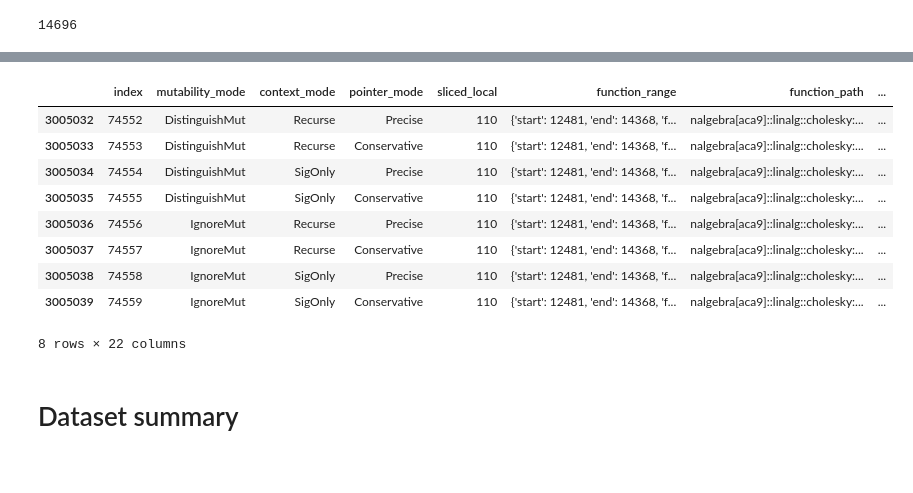
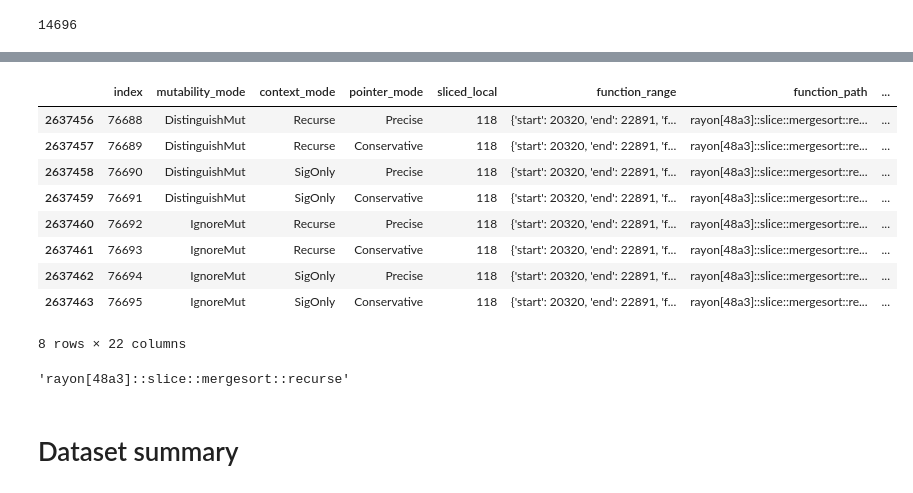
Before and after one commit to willcrichton/flowistry-icse-experiments, a Jupyter notebook: notebooks/analysis.ipynb, the cells around one changed output, grey strips where cells are left out. Saved outputs shown, nothing was run; the diff lists cells and outputs as text; code cells hidden in the pictures.

```diff
--- a/notebooks/analysis.ipynb
+++ b/notebooks/analysis.ipynb
@@ -29,7 +25,7 @@ CATEGORIES = {
     'mutability_mode': Category(["DistinguishMut", "IgnoreMut"]),
     'context_mode': Category(["Recurse", "SigOnly"]),
     'pointer_mode': Category(["Conservative", "Precise"]),
-    'crate': Category(CRATES)
+    'crate': Category(sorted(CRATES))
 }
 
 def parse_data(path):
@@ -81,15 +111,20 @@ row = df2[df2.instructions_relative_frac > 0].iloc[0]
 # %%
-df[(df.function_path == 'nalgebra[aca9]::linalg::cholesky::{impl#2}::xx_rank_one_update') & (df.sliced_local == 110)]
+row = df2[df2.instructions_relative_frac > 0].sort_values('num_instructions').iloc[20]
+df[(df.function_path == row.function_path) & (df.sliced_local == row.sliced_local)]
 # %% [output]
 |  | index | mutability_mode | context_mode | pointer_mode | sliced_local | function_range | function_path | ... |
-| 3005032 | 74552 | DistinguishMut | Recurse | Precise | 110 | {'start': 12481, 'end': 14368, 'f... | nalgebra[aca9]::linalg::cholesky:... | ... |
-| 3005033 | 74553 | DistinguishMut | Recurse | Conservative | 110 | {'start': 12481, 'end': 14368, 'f... | nalgebra[aca9]::linalg::cholesky:... | ... |
-| 3005034 | 74554 | DistinguishMut | SigOnly | Precise | 110 | {'start': 12481, 'end': 14368, 'f... | nalgebra[aca9]::linalg::cholesky:... | ... |
-| 3005035 | 74555 | DistinguishMut | SigOnly | Conservative | 110 | {'start': 12481, 'end': 14368, 'f... | nalgebra[aca9]::linalg::cholesky:... | ... |
-| 3005036 | 74556 | IgnoreMut | Recurse | Precise | 110 | {'start': 12481, 'end': 14368, 'f... | nalgebra[aca9]::linalg::cholesky:... | ... |
-| 3005037 | 74557 | IgnoreMut | Recurse | Conservative | 110 | {'start': 12481, 'end': 14368, 'f... | nalgebra[aca9]::linalg::cholesky:... | ... |
-| 3005038 | 74558 | IgnoreMut | SigOnly | Precise | 110 | {'start': 12481, 'end': 14368, 'f... | nalgebra[aca9]::linalg::cholesky:... | ... |
-| 3005039 | 74559 | IgnoreMut | SigOnly | Conservative | 110 | {'start': 12481, 'end': 14368, 'f... | nalgebra[aca9]::linalg::cholesky:... | ... |
+| 2637456 | 76688 | DistinguishMut | Recurse | Precise | 118 | {'start': 20320, 'end': 22891, 'f... | rayon[48a3]::slice::mergesort::re... | ... |
+| 2637457 | 76689 | DistinguishMut | Recurse | Conservative | 118 | {'start': 20320, 'end': 22891, 'f... | rayon[48a3]::slice::mergesort::re... | ... |
+| 2637458 | 76690 | DistinguishMut | SigOnly | Precise | 118 | {'start': 20320, 'end': 22891, 'f... | rayon[48a3]::slice::mergesort::re... | ... |
+| 2637459 | 76691 | DistinguishMut | SigOnly | Conservative | 118 | {'start': 20320, 'end': 22891, 'f... | rayon[48a3]::slice::mergesort::re... | ... |
+| 2637460 | 76692 | IgnoreMut | Recurse | Precise | 118 | {'start': 20320, 'end': 22891, 'f... | rayon[48a3]::slice::mergesort::re... | ... |
+| 2637461 | 76693 | IgnoreMut | Recurse | Conservative | 118 | {'start': 20320, 'end': 22891, 'f... | rayon[48a3]::slice::mergesort::re... | ... |
+| 2637462 | 76694 | IgnoreMut | SigOnly | Precise | 118 | {'start': 20320, 'end': 22891, 'f... | rayon[48a3]::slice::mergesort::re... | ... |
+| 2637463 | 76695 | IgnoreMut | SigOnly | Conservative | 118 | {'start': 20320, 'end': 22891, 'f... | rayon[48a3]::slice::mergesort::re... | ... |
 8 rows × 22 columns
+# %%
+row.function_path
+# %% [output]
+'rayon[48a3]::slice::mergesort::recurse'
 # %% [markdown]
 # Dataset summary
```
Also changed, not shown: parts of 51 cells of this notebook, 12 other files.
